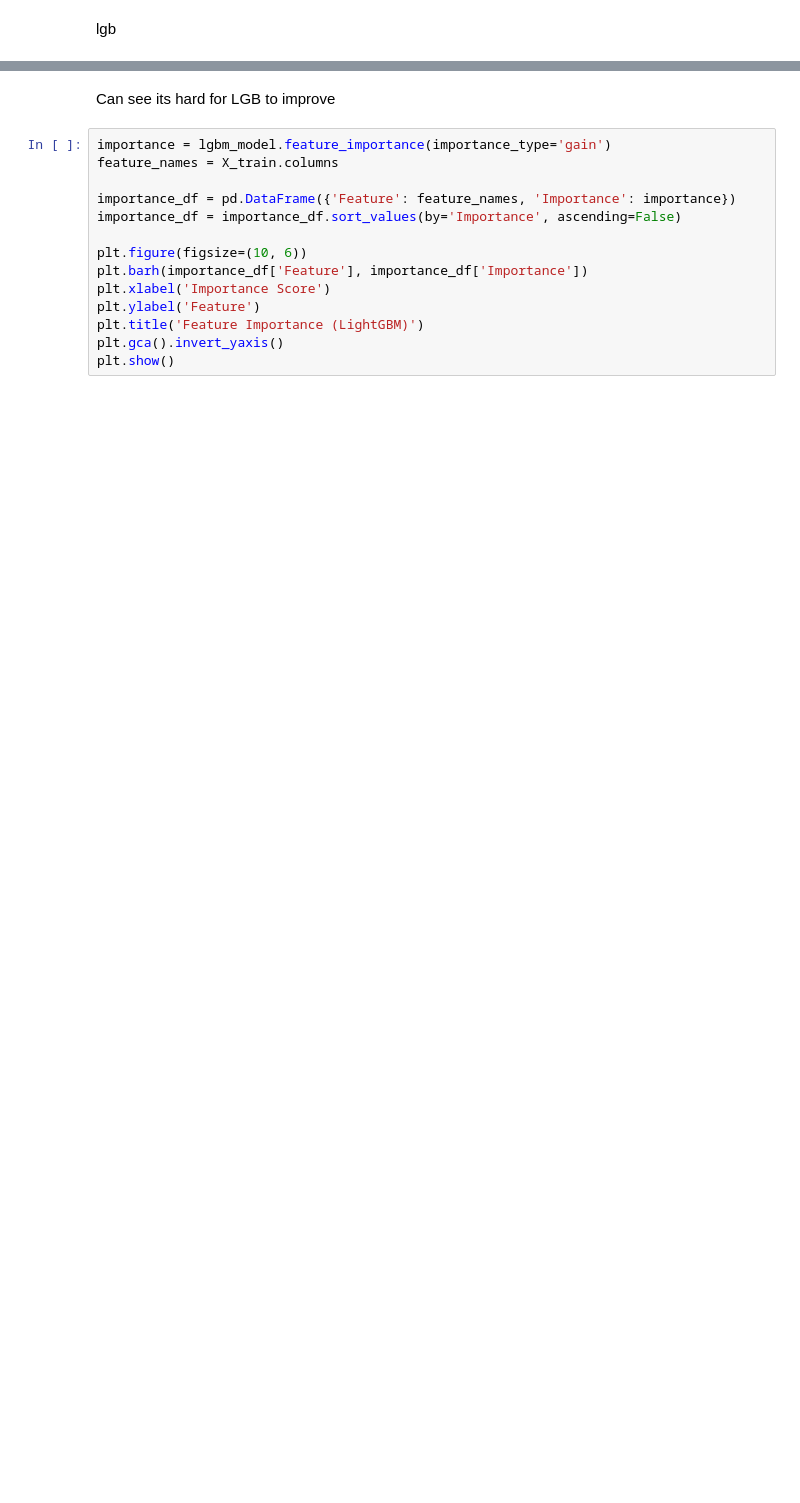
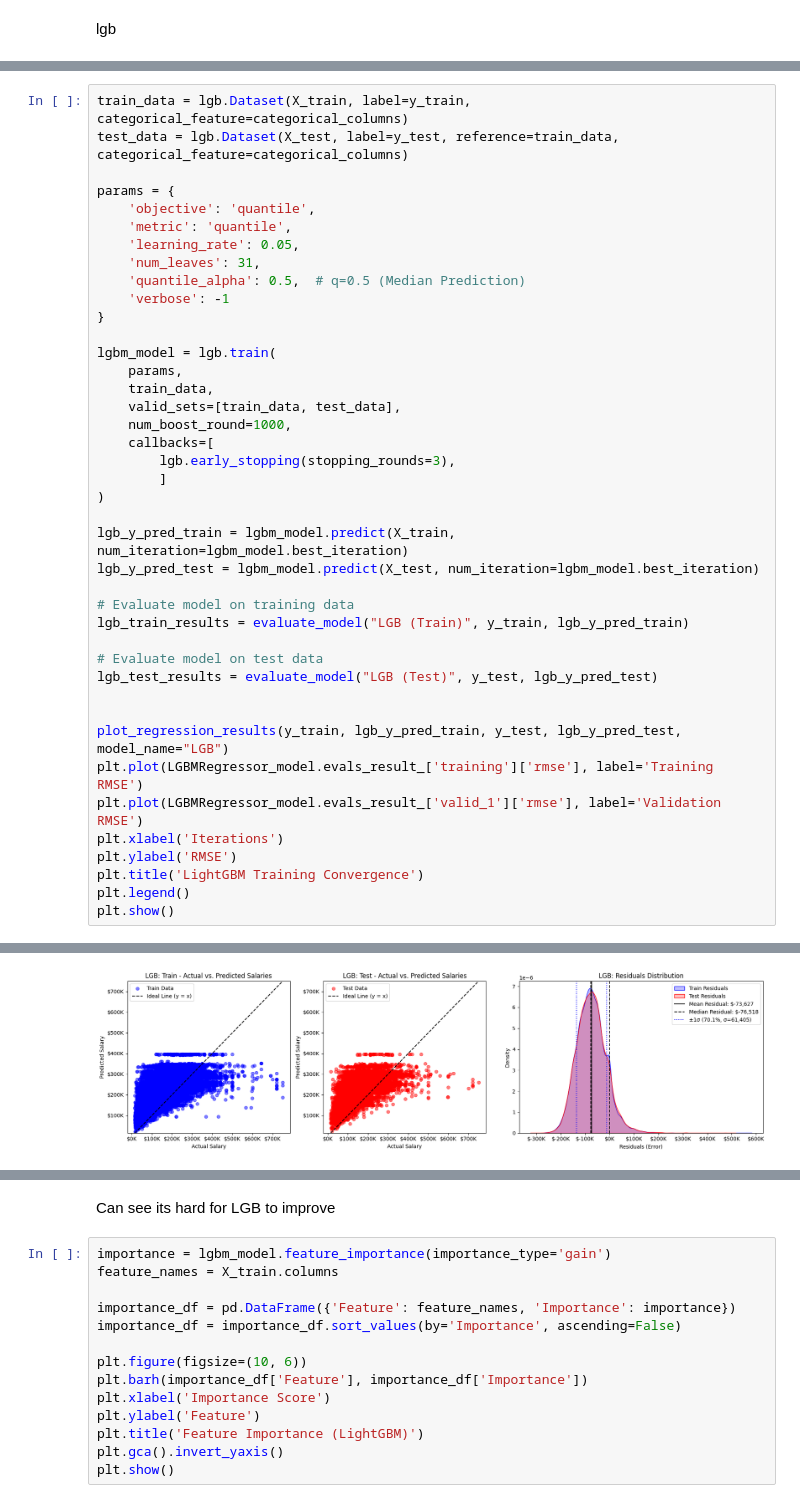
Before and after one commit to danielbehargithub/LinkedIn_Salary, a Jupyter notebook: Salary/Non_Linear_Models.ipynb, the cells around one changed output, grey strips where cells are left out. Saved outputs shown, nothing was run; the diff lists cells and outputs as text; blank space fills up the shorter version.

```diff
--- a/Salary/Non_Linear_Models.ipynb
+++ b/Salary/Non_Linear_Models.ipynb
@@ -446,0 +543,42 @@ Early stopping, best iteration is:
+# %%
+train_data = lgb.Dataset(X_train, label=y_train, categorical_feature=categorical_columns)
+test_data = lgb.Dataset(X_test, label=y_test, reference=train_data, categorical_feature=categorical_columns)
+
+params = {
+    'objective': 'quantile',
+    'metric': 'quantile',
+    'learning_rate': 0.05,
+    'num_leaves': 31,
+    'quantile_alpha': 0.5,  # q=0.5 (Median Prediction)
+    'verbose': -1
+}
+
+lgbm_model = lgb.train(
+    params,
+    train_data,
+    valid_sets=[train_data, test_data],
+    num_boost_round=1000,
+    callbacks=[
+        lgb.early_stopping(stopping_rounds=3),
+        ]
+)
+
+lgb_y_pred_train = lgbm_model.predict(X_train, num_iteration=lgbm_model.best_iteration)
+lgb_y_pred_test = lgbm_model.predict(X_test, num_iteration=lgbm_model.best_iteration)
+
+# Evaluate model on training data
+lgb_train_results = evaluate_model("LGB (Train)", y_train, lgb_y_pred_train)
+
+# Evaluate model on test data
+lgb_test_results = evaluate_model("LGB (Test)", y_test, lgb_y_pred_test)
+
+
+plot_regression_results(y_train, lgb_y_pred_train, y_test, lgb_y_pred_test, model_name="LGB")
+plt.plot(LGBMRegressor_model.evals_result_['training']['rmse'], label='Training RMSE')
+plt.plot(LGBMRegressor_model.evals_result_['valid_1']['rmse'], label='Validation RMSE')
+plt.xlabel('Iterations')
+plt.ylabel('RMSE')
+plt.title('LightGBM Training Convergence')
+plt.legend()
+plt.show()
+# %% [output]
@@ -446,0 +602 @@ Early stopping, best iteration is:
+[figure, added]
```
Also changed, not shown: parts of 17 cells of this notebook.
